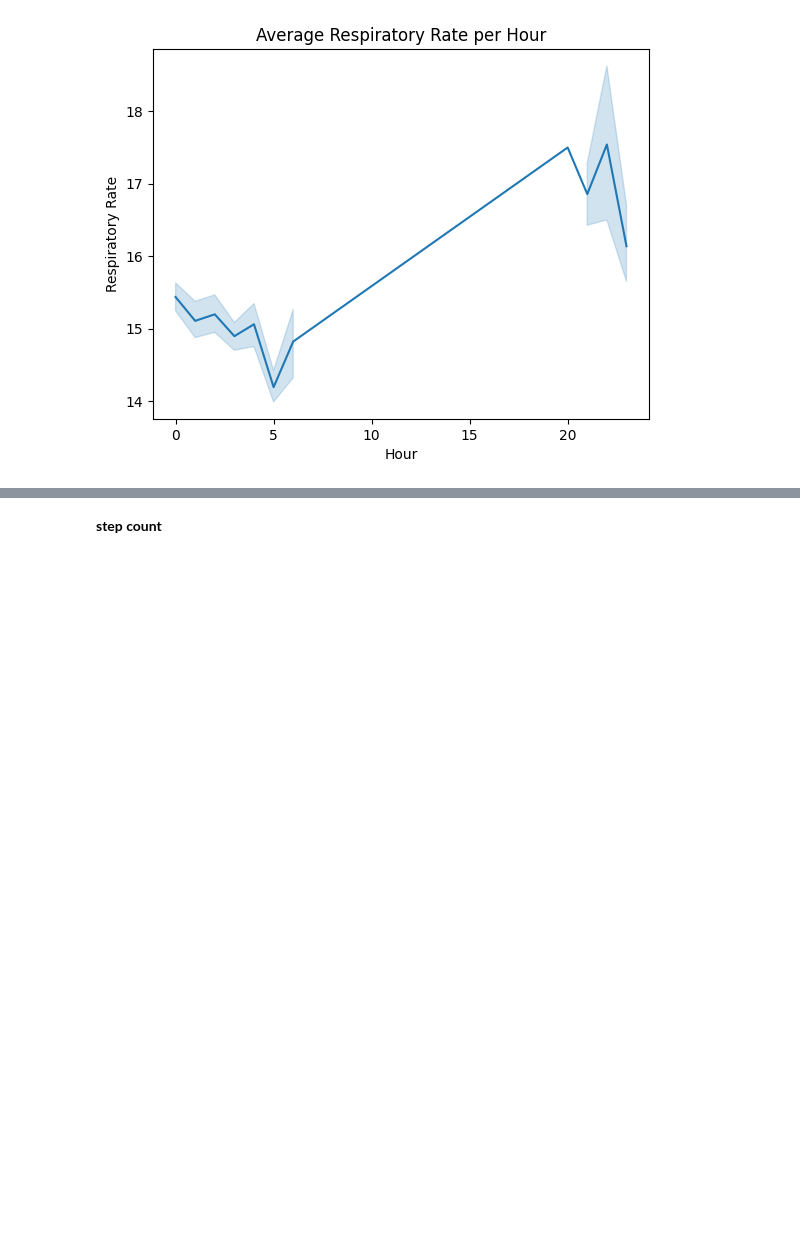
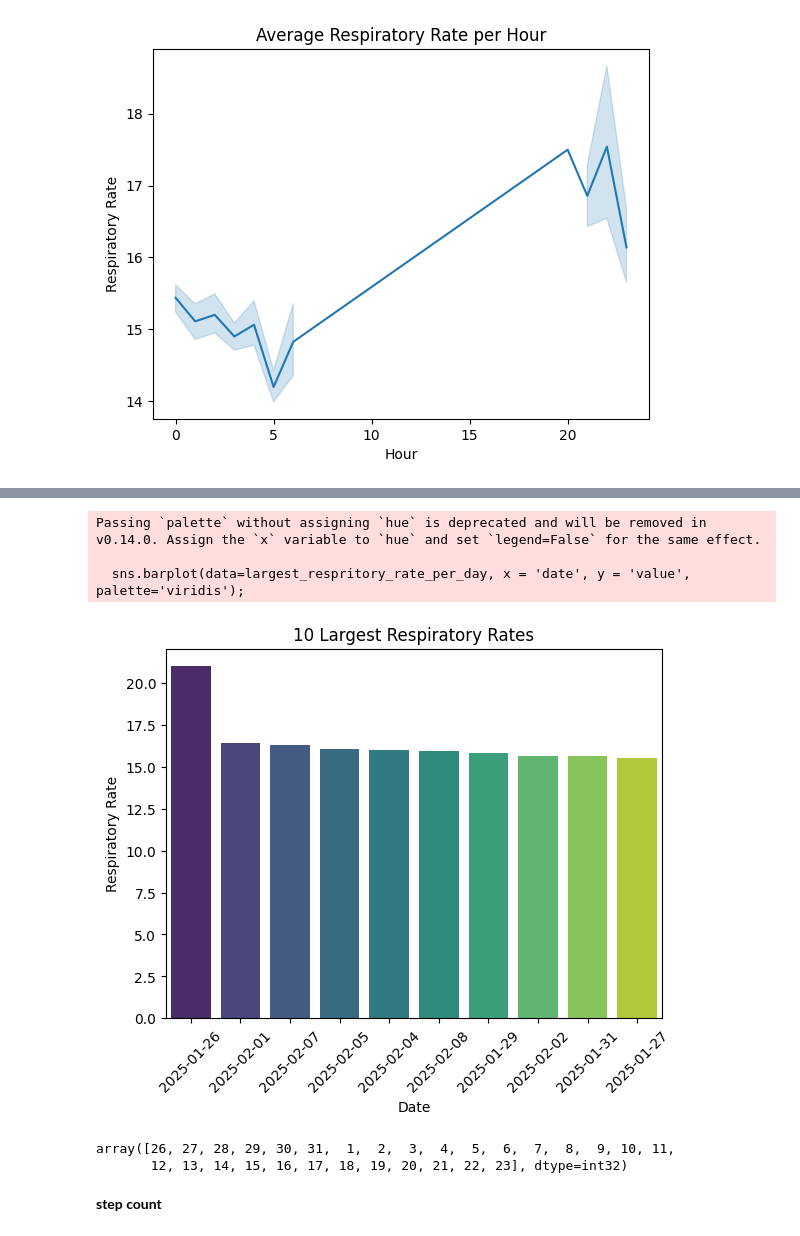
Before and after one commit to YomnaElmousalami/AppleHealthData_Analysis, a Jupyter notebook: Analyze_Sis_health_Data.ipynb, the cells around one changed output, grey strips where cells are left out. Cells and saved outputs as stored; diff of their text form; code cells hidden in the pictures; blank space fills up the shorter version.

```diff
--- a/Analyze_Sis_health_Data.ipynb
+++ b/Analyze_Sis_health_Data.ipynb
@@ -1318,3 +1318,7 @@ plt.ylabel('Respiratory Rate');
 plt.show()
 # %% [output]
 [figure]
+# %%
+respritory_rate_per_day = respritory_rate.groupby(['startYear', 'startMonth', 'startDay']).agg({'type': 'first', 'sourceName': 'first', 'unit': 'first', 'startDate':'first', 'endYear':'first', 'endMonth': 'first', 'endDay': 'first','value': 'mean'}).reset_index()
+largest_respritory_rate_per_day = respritory_rate_per_day.sort_values(by='value', ascending= False).head(10)
+largest_respritory_rate_per_day
@@ -1321,3 +1337,23 @@ plt.show()
+# %%
+# Convert the three date columns to a single datetime column
+largest_respritory_rate_per_day['date'] = pd.to_datetime(largest_respritory_rate_per_day[['startYear', 'startMonth', 'startDay']].rename(columns={'startYear': 'year', 'startMonth': 'month', 'startDay': 'day'}))
+sns.barplot(data=largest_respritory_rate_per_day, x = 'date', y = 'value', palette='viridis');
+plt.title('10 Largest Respiratory Rates');
+plt.xlabel('Date');
+plt.xticks(rotation=45);
+plt.ylabel('Respiratory Rate');
+plt.show();
+# %% [output]
+Passing `palette` without assigning `hue` is deprecated and will be removed in v0.14.0. Assign the `x` variable to `hue` and set `legend=False` for the same effect.
+
+  sns.barplot(data=largest_respritory_rate_per_day, x = 'date', y = 'value', palette='viridis');
+[figure, added]
+# %%
+respritory_rate.to_excel('respritory_rate.xlsx')
+respritory_rate_per_day.to_excel('respritory_rate_per_day.xlsx')
+# %% [output]
+array([26, 27, 28, 29, 30, 31,  1,  2,  3,  4,  5,  6,  7,  8,  9, 10, 11,
+       12, 13, 14, 15, 16, 17, 18, 19, 20, 21, 22, 23], dtype=int32)
 # %% [markdown]
 **step count**
 # %%
```
Also changed, not shown: parts of 3 cells of this notebook.
